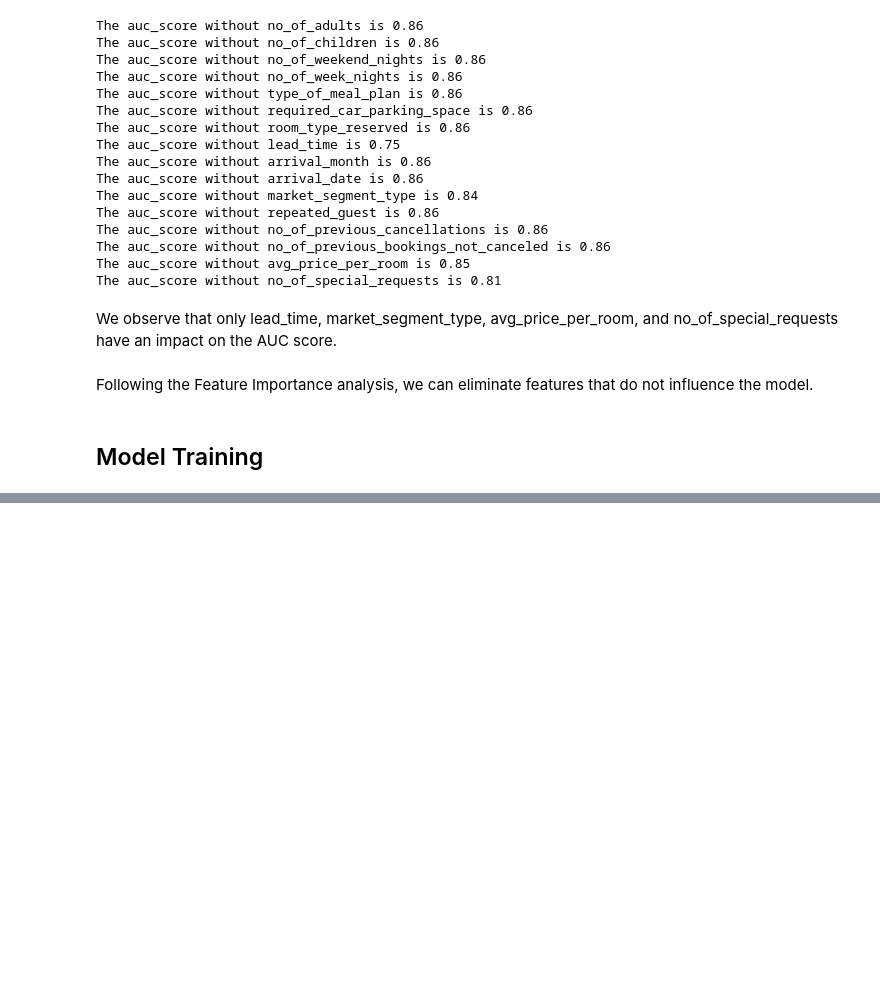
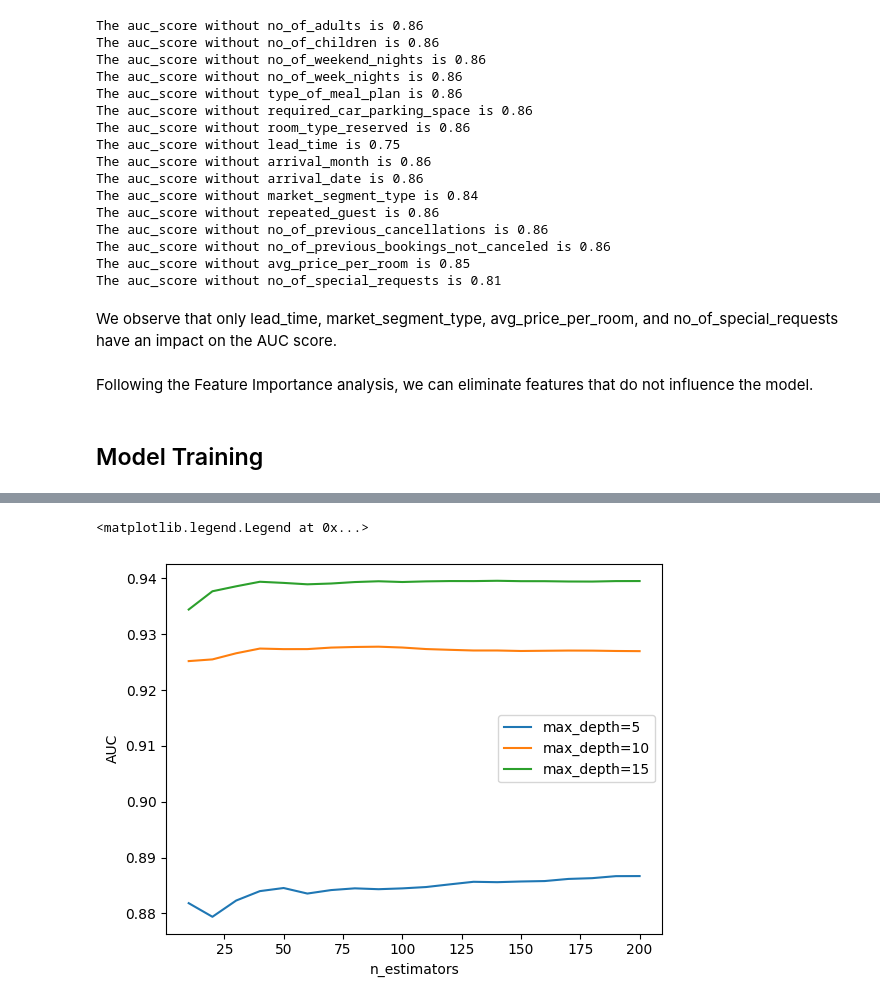
Before and after one commit to desol1997/hotel_booking_cancellation_prediction, a Jupyter notebook: notebook.ipynb, the cells around one changed output, grey strips where cells are left out. Drawn from its saved outputs; the diff is of its cells as text; code cells hidden in the pictures; blank space fills up the shorter version.

```diff
--- a/notebook.ipynb
+++ b/notebook.ipynb
@@ -420,0 +660,5 @@ def train_random_forest(X, Y, n_estimators=100, max_depth=None, min_samples_leaf
+# %%
+dv = fit_dv(train_dict)
+X_train = prepare_X(train_dict, dv)
+dt = train_decision_tree(X_train, y_train, max_depth=10, min_samples_leaf=1)
+print(export_text(dt, feature_names=[*dv.get_feature_names_out()]))
@@ -420,0 +714,23 @@ def train_random_forest(X, Y, n_estimators=100, max_depth=None, min_samples_leaf
+# %%
+scores = []
+
+for d in tqdm([5, 10, 15], desc='max_depth'):
+    for n in tqdm(range(10, 201, 10), desc='n_estimators', leave=False):
+        df_train = df_train[features]
+        df_val = df_val[features]
+
+        train_dict = df_train.to_dict(orient='records')
+        val_dict = df_val.to_dict(orient='records')
+
+        dv = fit_dv(train_dict)
+        X_train = prepare_X(train_dict, dv)
+        rf = train_random_forest(X_train, y_train, n_estimators=n, max_depth=d)
+        X_val = prepare_X(val_dict, dv)
+        y_pred = predict(X_val, rf)
+        auc = roc_auc_score(y_val, y_pred)
+
+        scores.append((d, n, auc))
+# %%
+columns = ['max_depth', 'n_estimators', 'AUC']
+df_scores = pd.DataFrame(scores, columns=columns)
+df_scores.sort_values(by='AUC', ascending=False)
@@ -420,0 +755,13 @@ def train_random_forest(X, Y, n_estimators=100, max_depth=None, min_samples_leaf
+# %%
+for d in [5, 10, 15]:
+    df_subset = df_scores[df_scores.max_depth == d]
+
+    plt.plot(df_subset['n_estimators'], df_subset['AUC'],
+             label='max_depth=%d' % d)
+
+plt.xlabel('n_estimators')
+plt.ylabel('AUC')
+plt.legend()
+# %% [output]
+<matplotlib.legend.Legend at 0x...>
+[figure, added]
```
Also changed, not shown: parts of 36 cells of this notebook, 2 other files.
